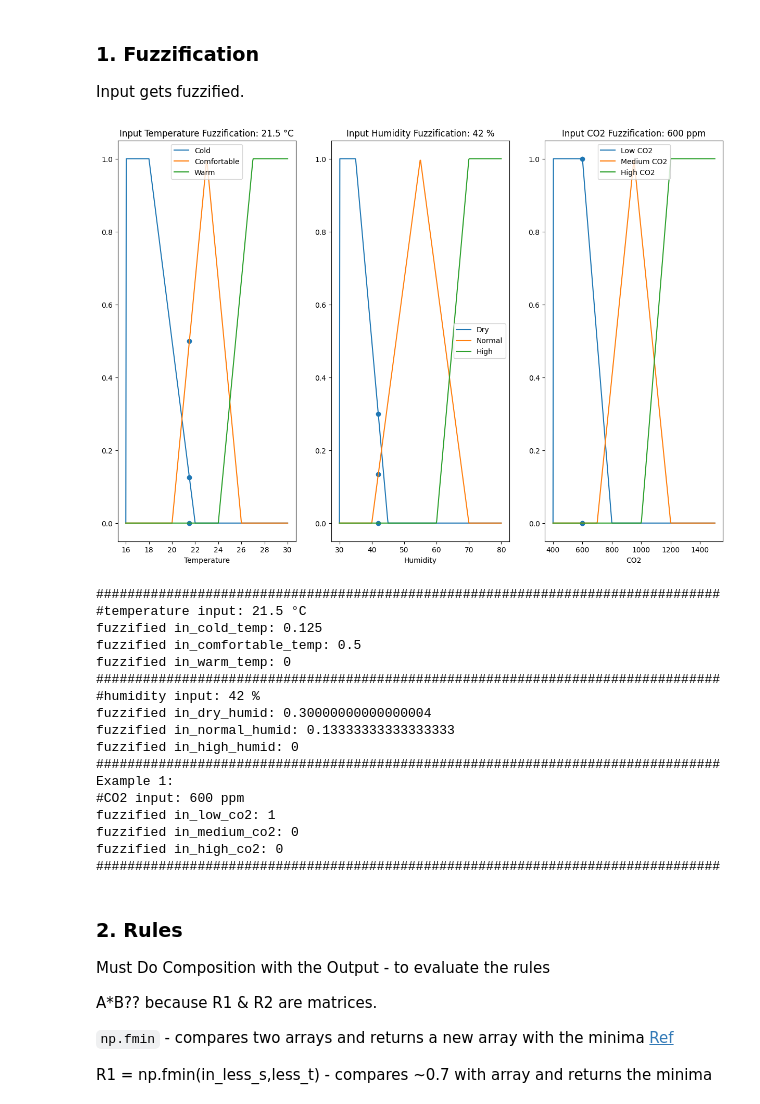
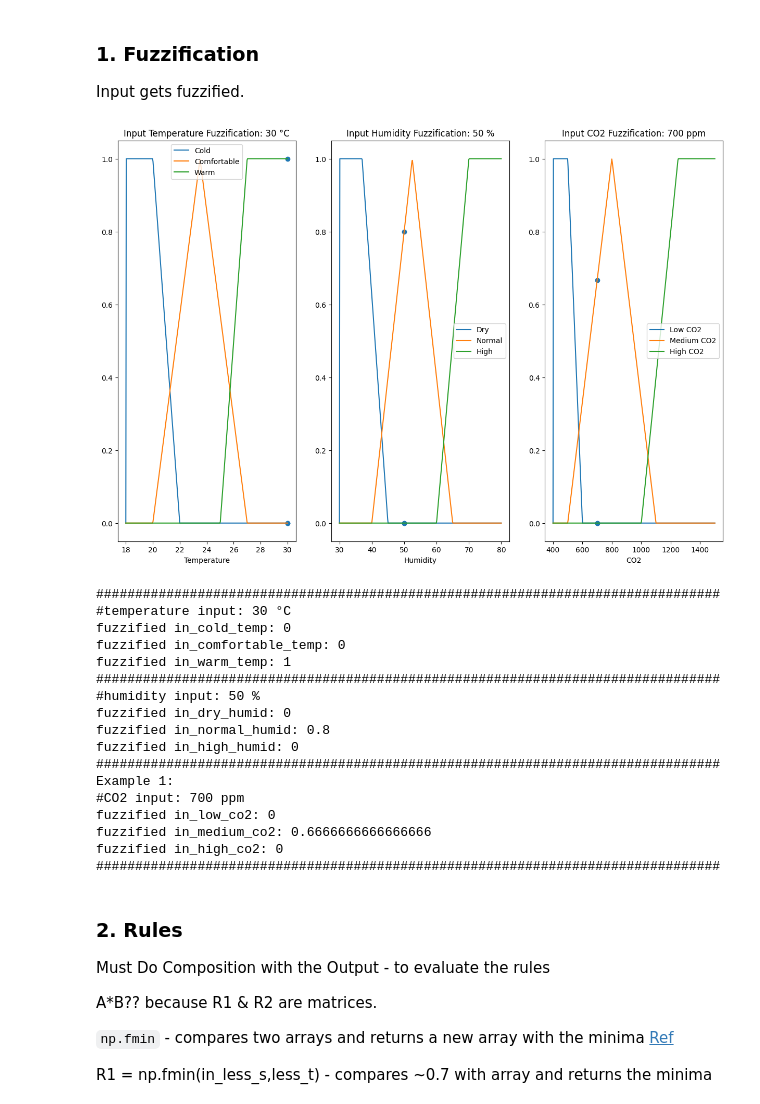
Before and after one commit to everhettoo/fl-hvac-control, a Jupyter notebook: notebooks/mamdani_hvac_control.ipynb, the cells around one changed output. Cells and saved outputs as stored; diff of their text form; code cells hidden in the pictures.

```diff
--- a/notebooks/mamdani_hvac_control.ipynb
+++ b/notebooks/mamdani_hvac_control.ipynb
@@ -26,20 +25,20 @@ import mylibs.membership_functions as mf
 Important: If membership range goes wrong, the whole model can go wrong!
 # %%
 # Soiledness Membership Functions
-temp = np.linspace(16, 30, 400)
-cold_temp = np.array([mf.trap(x, 16, 16, 18,22) for x in temp])
-comfortable_temp = np.array([mf.tri(x, 20, 23, 26) for x in temp])
-warm_temp = np.array([mf.trap(x, 24, 27, 30, 30) for x in temp])
+temp = np.linspace(18, 30, 400)
+cold_temp = np.array([mf.trap(x, 18, 18, 20, 22) for x in temp])
+comfortable_temp = np.array([mf.tri(x, 20, 23.5, 27) for x in temp])
+warm_temp = np.array([mf.trap(x, 25, 27, 30, 30) for x in temp])
 
 humid = np.linspace(30, 80, 400)
-dry_humid = np.array([mf.trap(x, 30, 30, 35, 45) for x in humid])
-normal_humid = np.array([mf.tri(x, 40, 55, 70) for x in humid])
+dry_humid = np.array([mf.trap(x, 30, 30, 37, 45) for x in humid])
+normal_humid = np.array([mf.tri(x, 40, 52.5, 65) for x in humid])
 high_humid = np.array([mf.trap(x, 60, 70, 80, 80) for x in humid])
 
 co2 = np.linspace(400, 1500, 400)
-low_co2 = np.array([mf.trap(x, 400, 400, 600, 800) for x in co2])
-medium_co2 = np.array([mf.tri(x, 700, 950, 1200) for x in co2])
-high_co2 = np.array([mf.trap(x, 1000, 1200, 1500, 1500) for x in co2])
+low_co2 = np.array([mf.trap(x, 400, 400, 500, 600) for x in co2])
+medium_co2 = np.array([mf.tri(x, 500, 800, 1100) for x in co2])
+high_co2 = np.array([mf.trap(x, 1000, 1250, 1500, 1500) for x in co2])
 
 cooling = np.linspace(0, 100, 400)
 off_cool = np.array([mf.trap(x, 0, 0, 5, 15) for x in cooling])
@@ -89,20 +88,20 @@ plt.show()
 Input gets fuzzified.
 # %%
 # Inputs needs to fuzzified using the membership functions defined above.
-in_temp = 21.5
-in_cold_temp = mf.trap(in_temp, 16, 16, 18,22)
-in_comfortable_temp = mf.tri(in_temp, 20, 23, 26)
-in_warm_temp = mf.trap(in_temp, 24, 27, 30, 30)
+in_temp = 30
+in_cold_temp = mf.trap(in_temp, 18, 18, 20, 22) # take middle point of the trap
+in_comfortable_temp = mf.tri(in_temp, 20, 23.5, 27) # take middle point of the tri
+in_warm_temp = mf.trap(in_temp, 25, 27, 30, 30) # take middle point of the trap
 
-in_humid = 42
-in_dry_humid = mf.trap(in_humid, 30, 30, 35, 45)
-in_normal_humid = mf.tri(in_humid, 40, 55, 70)
-in_high_humid = mf.trap(in_humid, 60, 70, 80, 80)
+in_humid = 50
+in_dry_humid = mf.trap(in_humid, 30, 30, 37, 45) # take middle point of the trap
+in_normal_humid = mf.tri(in_humid, 40, 52.5, 65) # take middle point of the tri
+in_high_humid = mf.trap(in_humid, 60, 70, 80, 80) # take middle point of the trap
 
-in_co2 = 600
-in_low_co2 = mf.trap(in_co2, 400, 400, 600, 800)
-in_medium_co2 = mf.tri(in_co2, 700, 950, 1200)
-in_high_co2 = mf.trap(in_co2, 1000, 1200, 1500, 1500)
+in_co2 = 700
+in_low_co2 = mf.trap(in_co2, 400, 400, 500, 600) # take middle point of the trap
+in_medium_co2 = mf.tri(in_co2, 500, 800, 1100) # take middle point of the tri
+in_high_co2 = mf.trap(in_co2, 1000, 1250, 1500, 1500) # take middle point of the trap
 
 # Temperature Plots with input fuzzified points
 plt.figure(0, figsize=(15, 10))
@@ -113,7 +112,7 @@ plt.plot(temp, warm_temp, label="Warm")
 
 plt.scatter([in_temp, in_temp, in_temp], [in_cold_temp, in_comfortable_temp, in_warm_temp])
 plt.xlabel("Temperature")
-plt.title("Input Temperature Fuzzification: 21.5 °C")
+plt.title("Input Temperature Fuzzification: 30 °C")
 plt.legend()
 
 plt.subplot(1, 3, 2)
@@ -123,54 +122,54 @@ plt.plot(humid, high_humid, label="High")
 
 plt.scatter([in_humid, in_humid, in_humid], [in_dry_humid, in_normal_humid, in_high_humid])
 plt.xlabel("Humidity")
-plt.title("Input Humidity Fuzzification: 42 %")
+plt.title("Input Humidity Fuzzification: 50 %")
 plt.legend()
 
 plt.subplot(1, 3, 3)
 plt.plot(co2, low_co2, label="Low CO2")
 plt.plot(co2, medium_co2, label="Medium CO2")
 plt.plot(co2, high_co2, label="High CO2")
 
 plt.scatter([in_co2, in_co2, in_co2], [in_low_co2, in_medium_co2, in_high_co2])
 plt.xlabel("CO2")
-plt.title("Input CO2 Fuzzification: 600 ppm")
+plt.title("Input CO2 Fuzzification: 700 ppm")
 plt.legend()
 plt.show()
 
 print(f"################################################################################")
 print(f"#temperature input: {in_temp} °C")
 print(f"fuzzified in_cold_temp: {in_cold_temp}")
 print(f"fuzzified in_comfortable_temp: {in_comfortable_temp}")
 print(f"fuzzified in_warm_temp: {in_warm_temp}")
 print(f"################################################################################")
 print(f"#humidity input: {in_humid} %")
 print(f"fuzzified in_dry_humid: {in_dry_humid}")
 print(f"fuzzified in_normal_humid: {in_normal_humid}")
 print(f"fuzzified in_high_humid: {in_high_humid}")
 print(f"################################################################################")
 print(f"Example 1:")
 print(f"#CO2 input: {in_co2} ppm")
 print(f"fuzzified in_low_co2: {in_low_co2}")
 print(f"fuzzified in_medium_co2: {in_medium_co2}")
 print(f"fuzzified in_high_co2: {in_high_co2}")
 print(f"################################################################################")
 # %% [output]
-[figure, old version]
+[figure, new version]
 ################################################################################
-#temperature input: 21.5 °C
-fuzzified in_cold_temp: 0.125
-fuzzified in_comfortable_temp: 0.5
-fuzzified in_warm_temp: 0
+#temperature input: 30 °C
+fuzzified in_cold_temp: 0
+fuzzified in_comfortable_temp: 0
+fuzzified in_warm_temp: 1
 ################################################################################
-#humidity input: 42 %
-fuzzified in_dry_humid: 0.30000000000000004
-fuzzified in_normal_humid: 0.13333333333333333
+#humidity input: 50 %
+fuzzified in_dry_humid: 0
+fuzzified in_normal_humid: 0.8
 fuzzified in_high_humid: 0
 ################################################################################
 Example 1:
-#CO2 input: 600 ppm
-fuzzified in_low_co2: 1
-fuzzified in_medium_co2: 0
+#CO2 input: 700 ppm
+fuzzified in_low_co2: 0
+fuzzified in_medium_co2: 0.6666666666666666
 fuzzified in_high_co2: 0
 ################################################################################
 # %% [markdown]
```
Also changed, not shown: parts of 12 cells of this notebook, 1 other file.
